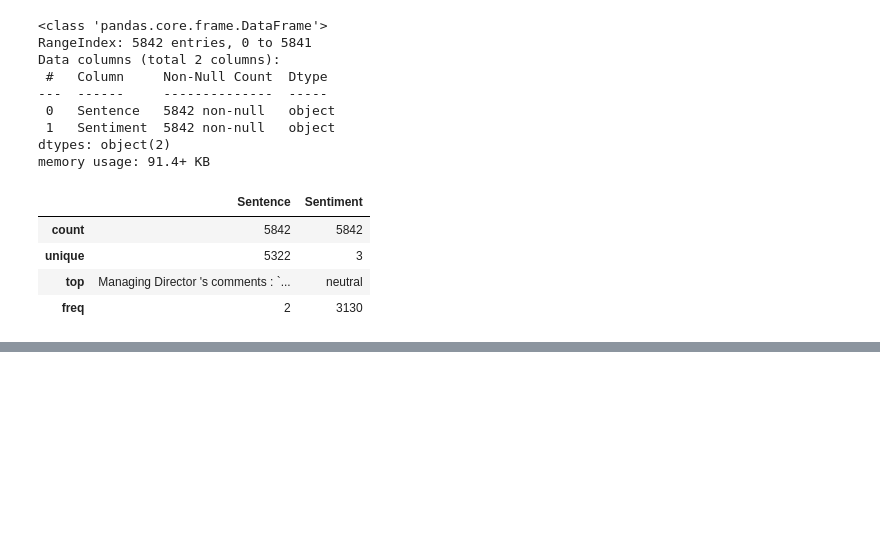
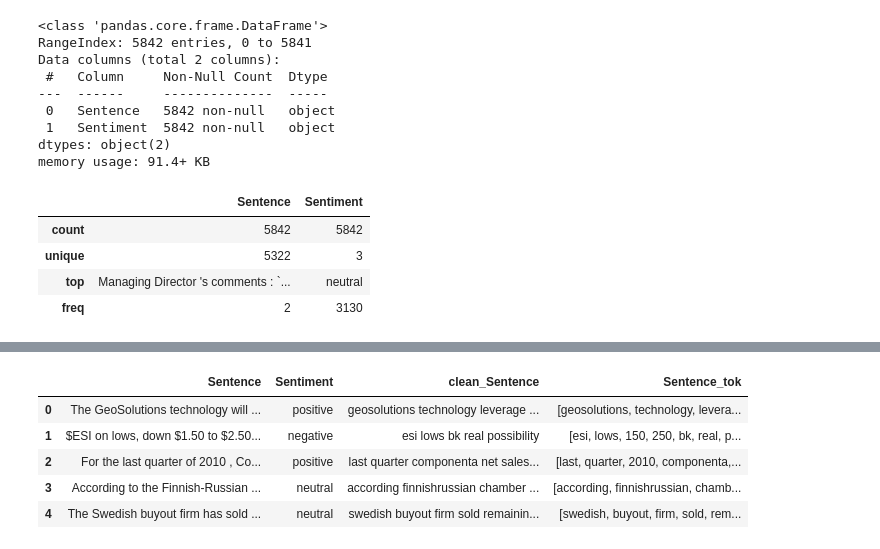
Before and after one commit to gardeniaestevam/time6-mandacaru.dev, a Jupyter notebook: desafio-em-grupo-mandacaru.dev.ipynb, the cells around one changed output, grey strips where cells are left out. Cells and saved outputs as stored; diff of their text form; code cells hidden in the pictures; blank space fills up the shorter version.

```diff
--- a/desafio-em-grupo-mandacaru.dev.ipynb
+++ b/desafio-em-grupo-mandacaru.dev.ipynb
@@ -36,0 +126,3 @@ dataset.describe()
+# %%
+nltk.download('stopwords')
+stop = stopwords.words('english')
@@ -36,0 +132,11 @@ dataset.describe()
+# %%
+# removendo stopwords
+dataset['clean_Sentence'] = dataset['clean_Sentence'].apply(lambda x: ' '.join([word for word in x.split() if word not in (stop)]))
+dataset.head()
+# %% [output]
+|  | Sentence | Sentiment | clean_Sentence | Sentence_tok |
+| 0 | The GeoSolutions technology will ... | positive | geosolutions technology leverage ... | [geosolutions, technology, levera... |
+| 1 | $ESI on lows, down $1.50 to $2.50... | negative | esi lows bk real possibility | [esi, lows, 150, 250, bk, real, p... |
+| 2 | For the last quarter of 2010 , Co... | positive | last quarter componenta net sales... | [last, quarter, 2010, componenta,... |
+| 3 | According to the Finnish-Russian ... | neutral | according finnishrussian chamber ... | [according, finnishrussian, chamb... |
+| 4 | The Swedish buyout firm has sold ... | neutral | swedish buyout firm sold remainin... | [swedish, buyout, firm, sold, rem... |
```
Also changed, not shown: parts of 16 cells of this notebook.
